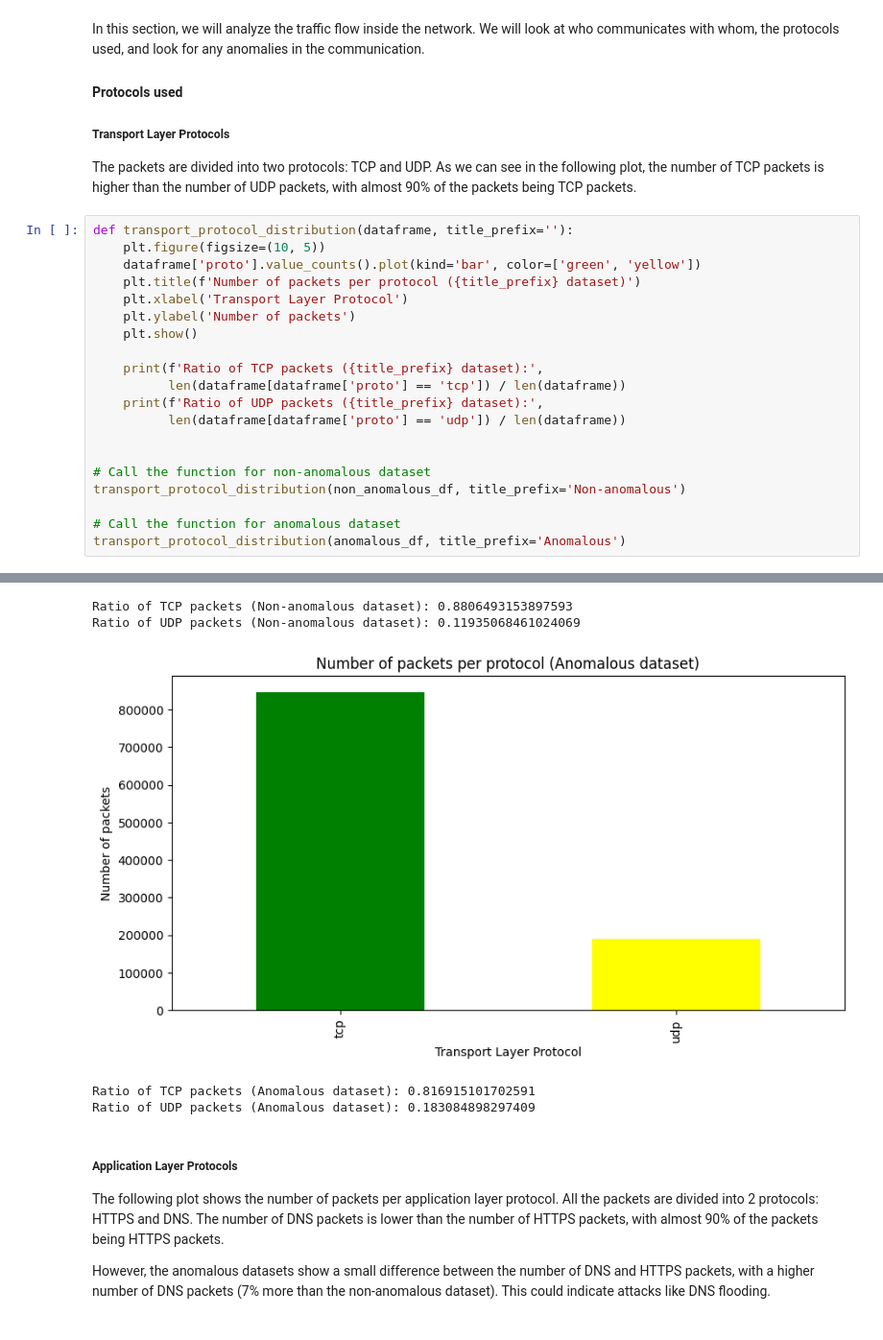
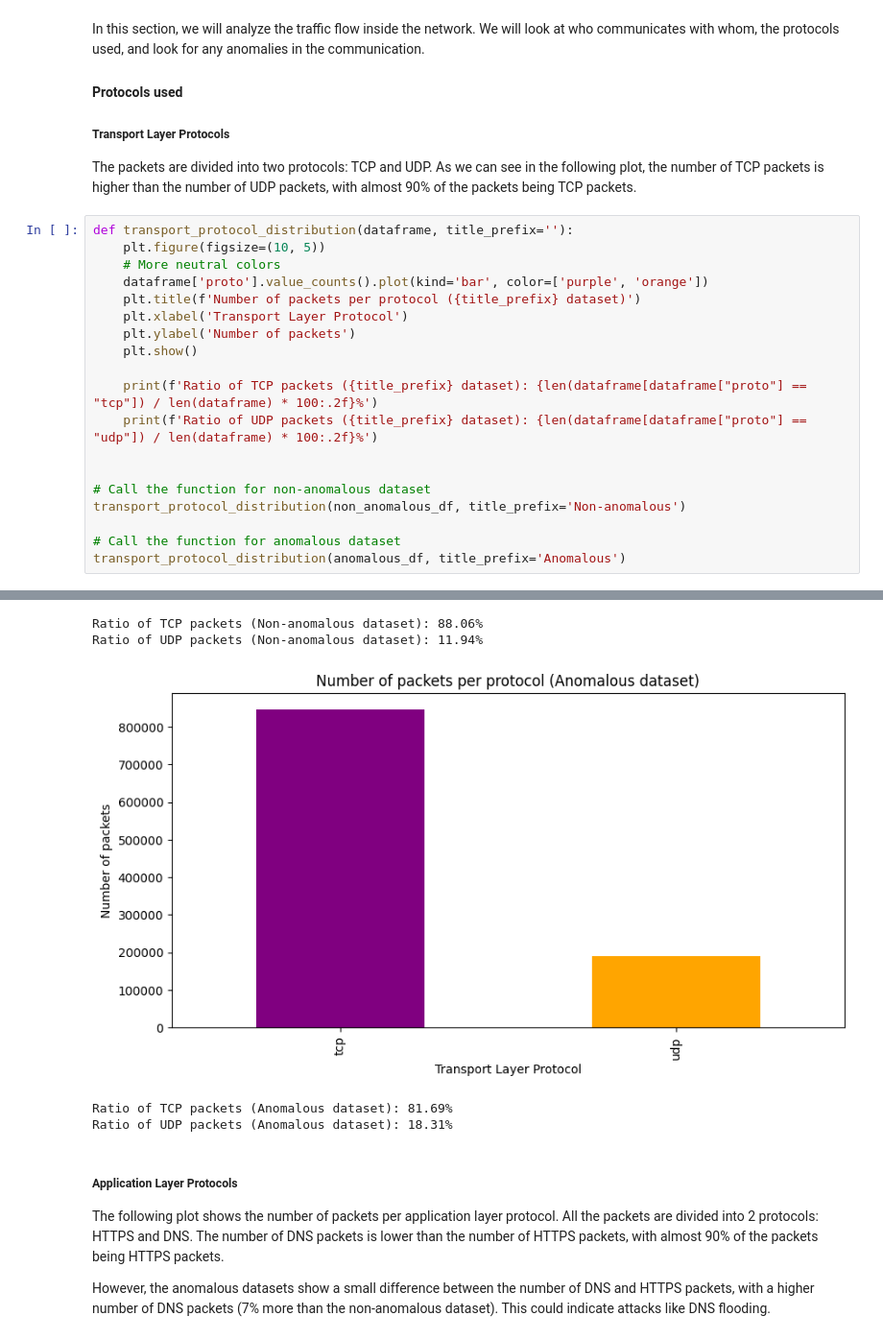
Before and after one commit to NiMouh/AD_SR, a Jupyter notebook: Project.ipynb, the cells around one changed output, grey strips where cells are left out. Shown at 96% size. Drawn from its saved outputs; the diff is of its cells as text.

```diff
--- a/Project.ipynb
+++ b/Project.ipynb
@@ -55,16 +96,15 @@ The packets are divided into two protocols: TCP and UDP. As we can see in the fo
 # %%
 def transport_protocol_distribution(dataframe, title_prefix=''):
     plt.figure(figsize=(10, 5))
-    dataframe['proto'].value_counts().plot(kind='bar', color=['green', 'yellow'])
+    # More neutral colors
+    dataframe['proto'].value_counts().plot(kind='bar', color=['purple', 'orange'])
     plt.title(f'Number of packets per protocol ({title_prefix} dataset)')
     plt.xlabel('Transport Layer Protocol')
     plt.ylabel('Number of packets')
     plt.show()
 
-    print(f'Ratio of TCP packets ({title_prefix} dataset):',
-          len(dataframe[dataframe['proto'] == 'tcp']) / len(dataframe))
-    print(f'Ratio of UDP packets ({title_prefix} dataset):',
-          len(dataframe[dataframe['proto'] == 'udp']) / len(dataframe))
+    print(f'Ratio of TCP packets ({title_prefix} dataset): {len(dataframe[dataframe["proto"] == "tcp"]) / len(dataframe) * 100:.2f}%')
+    print(f'Ratio of UDP packets ({title_prefix} dataset): {len(dataframe[dataframe["proto"] == "udp"]) / len(dataframe) * 100:.2f}%')
 
 
 # Call the function for non-anomalous dataset
@@ -77,8 +117,8 @@ transport_protocol_distribution(anomalous_df, title_prefix='Anomalous')
-Ratio of TCP packets (Non-anomalous dataset): 0.8806493153897593
-Ratio of UDP packets (Non-anomalous dataset): 0.11935068461024069
+Ratio of TCP packets (Non-anomalous dataset): 88.06%
+Ratio of UDP packets (Non-anomalous dataset): 11.94%
-[figure, old version]
+[figure, new version]
-Ratio of TCP packets (Anomalous dataset): 0.816915101702591
-Ratio of UDP packets (Anomalous dataset): 0.183084898297409
+Ratio of TCP packets (Anomalous dataset): 81.69%
+Ratio of UDP packets (Anomalous dataset): 18.31%
 # %% [markdown]
 ##### Application Layer Protocols
 
```
Also changed, not shown: parts of 18 cells of this notebook, 2 other files.
